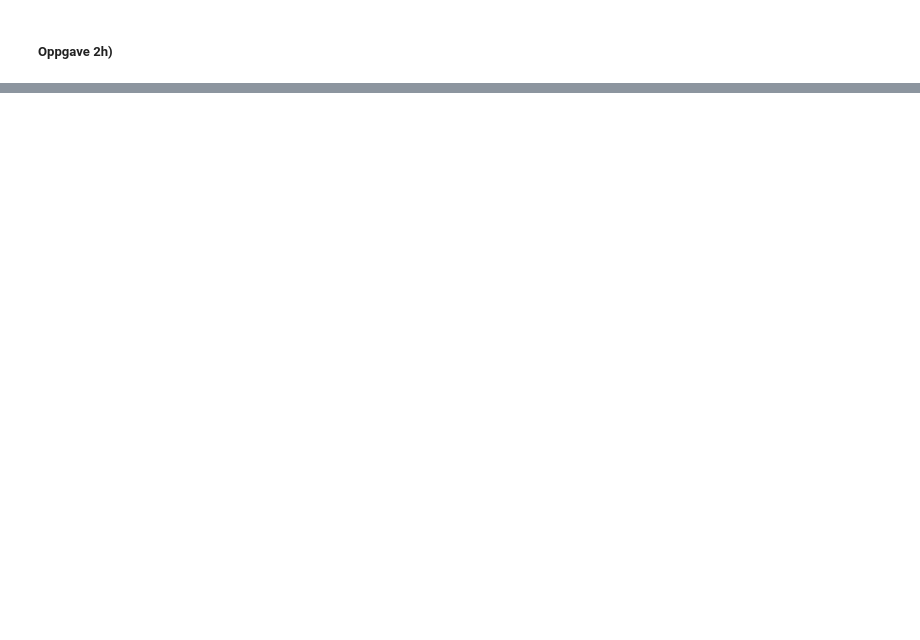
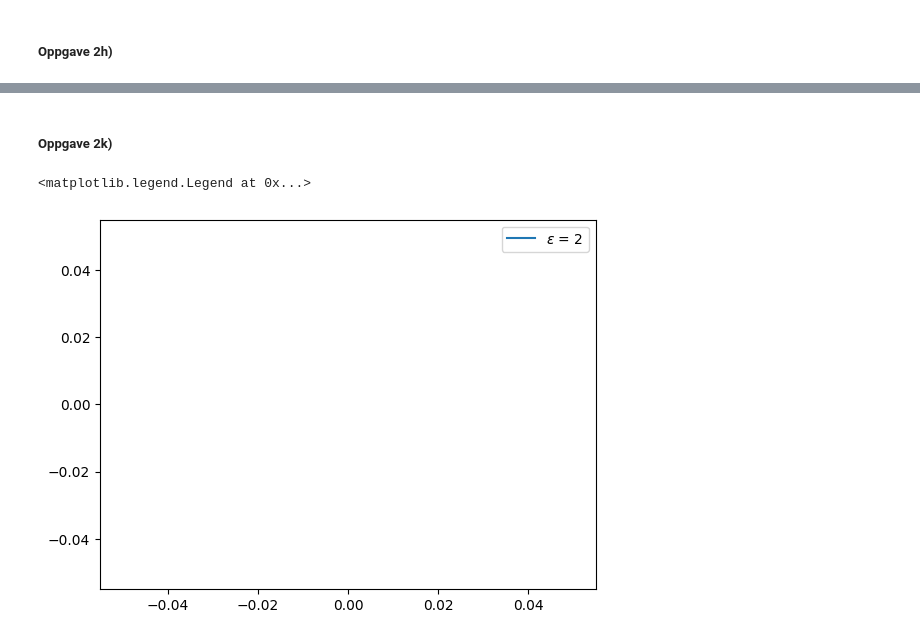
Before and after one commit to einaraarnaes/Prosjekt3, a Jupyter notebook: code.ipynb, the cells around one changed output, grey strips where cells are left out. Saved outputs shown, nothing was run; the diff lists cells and outputs as text; code cells hidden in the pictures; blank space fills up the shorter version.

```diff
--- a/code.ipynb
+++ b/code.ipynb
@@ -512,0 +557,27 @@ ValueError: cannot reshape array of size 404 into shape (2,2)
+# %% [markdown]
+##### Oppgave 2k)
+# %%
+l = 1
+m = 101
+
+x = np.linspace(0, l, m)
+y = np.zeros((32, m))
+
+epsilon_vals = np.arange(2, 0, 101)
+
+densities = np.zeros(len(epsilon_vals))
+
+for i, epsilon in enumerate(epsilon_vals):
+    sol = solve_bvp(lambda x, y: equation(x, y, epsilon = epsilon), lambda v_left, v_right: bc_2i(v_left, v_right, epsilon = epsilon), x, y)
+    densities[i] = density(sol.y.T[int(m/2)])
+    y = sol.y
+
+
+fig, ax = plt.subplots()
+
+ax.plot(epsilon_vals, densities, label = {f"$\epsilon$ = {epsilon}"})
+
+ax.legend()
+# %% [output]
+<matplotlib.legend.Legend at 0x...>
+[figure, added]
```
Also changed, not shown: parts of 8 cells of this notebook.
